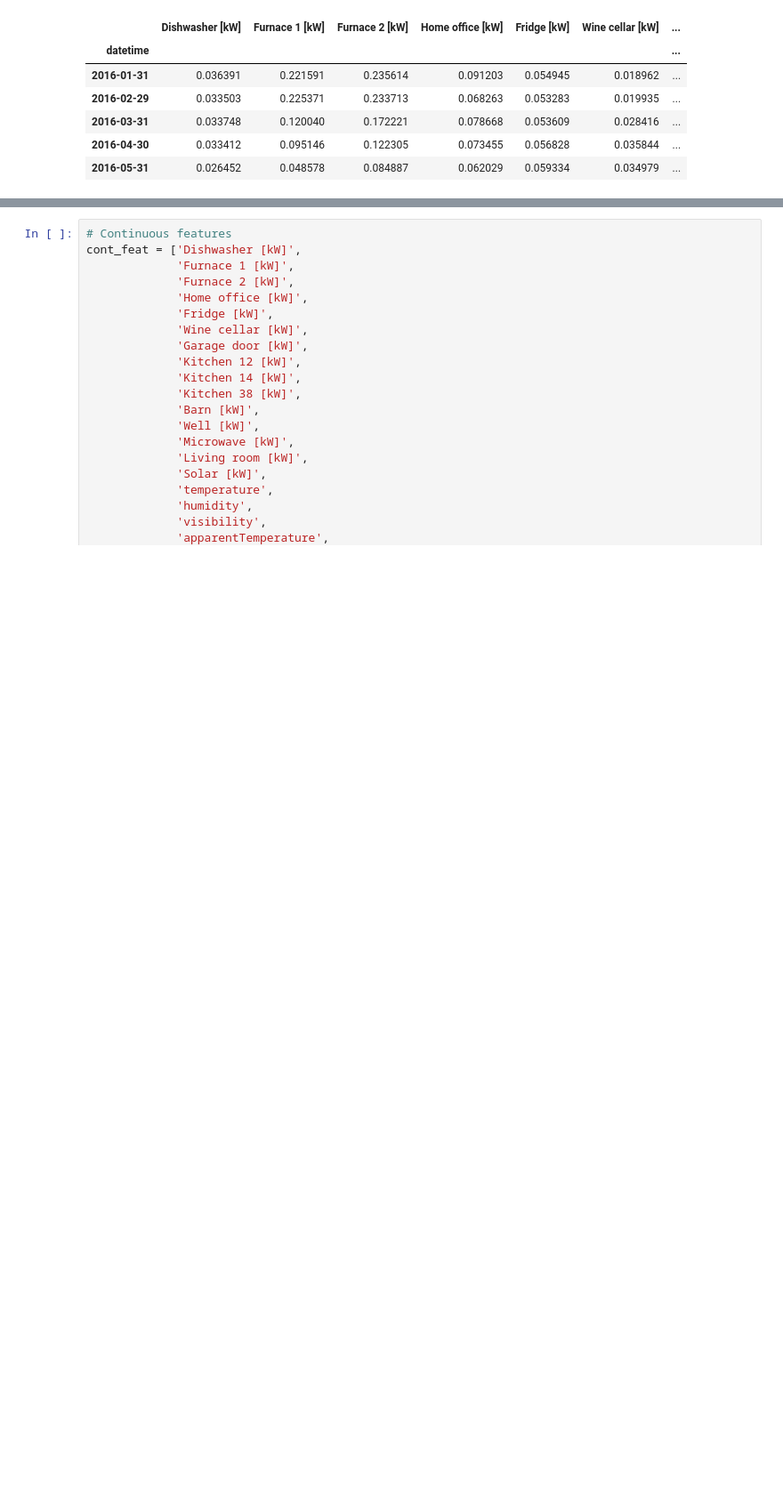
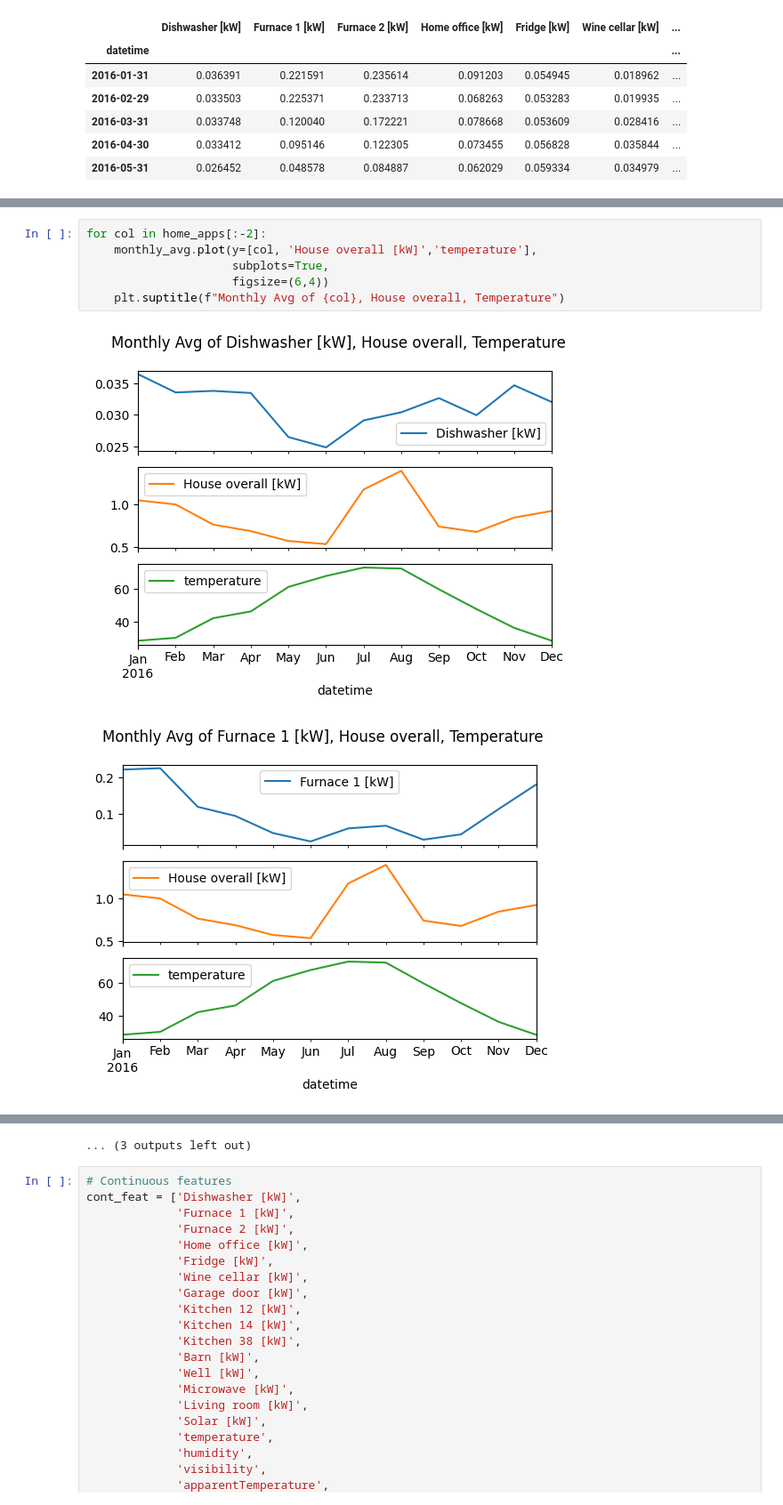
Before and after one commit to mojodean/aai-530-final-project, a Jupyter notebook: 530_IoT_project.ipynb, the cells around one changed output, grey strips where cells are left out. Shown at 89% size. Drawn from its saved outputs; the diff is of its cells as text; blank space fills up the shorter version.

```diff
--- a/530_IoT_project.ipynb
+++ b/530_IoT_project.ipynb
@@ -239,0 +244,9 @@ Text(0.5, 0.9, '30-Day Moving Averages for Home Applications')
+# %%
+for col in home_apps[:-2]:
+    monthly_avg.plot(y=[col, 'House overall [kW]','temperature'],
+                     subplots=True,
+                     figsize=(6,4))
+    plt.suptitle(f"Monthly Avg of {col}, House overall, Temperature")
+# %% [output]
+[figure, added]
+[figure, added]
@@ -240,3 +263,4 @@ Text(0.5, 0.9, '30-Day Moving Averages for Home Applications')
+... (3 outputs left out)
 # %%
 # Continuous features
 cont_feat = ['Dishwasher [kW]',
```
Also changed, not shown: parts of 4 cells of this notebook.
